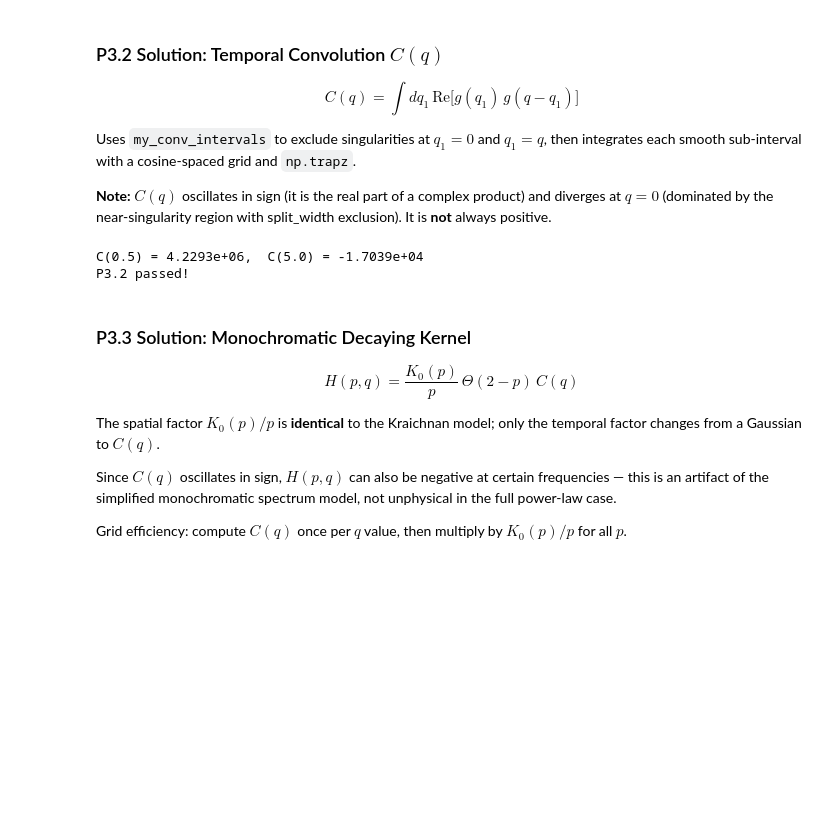
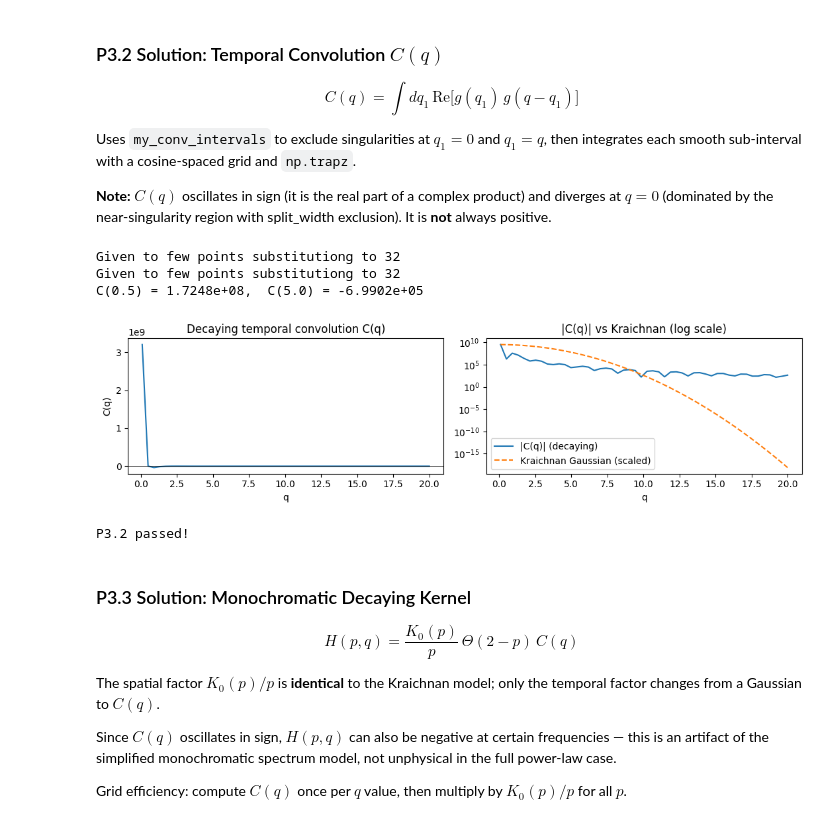
Before and after one commit to shturman99/Polarization-of-Gravitational-Waves, a Jupyter notebook: problem_sets_solutions.ipynb, the cells around one changed output. Drawn from its saved outputs; the diff is of its cells as text; code cells hidden in the pictures; blank space fills up the shorter version.

```diff
--- a/problem_sets_solutions.ipynb
+++ b/problem_sets_solutions.ipynb
@@ -345,45 +351,50 @@ def my_temporal_conv_decay(q: float, q_bound=None, split_width=None, n_points: i
     if q_bound   is None: q_bound   = max(abs(q) + 20.0, 30.0)
     if split_width is None: split_width = max(1e-8, 1e-6 * max(1.0, abs(q)))
     conv_val = 0.0
+    if n_points <= 32:
+        print(f"Given to few points substitutiong to 32")
     for lower, upper in my_conv_intervals(q, q_bound, split_width):
         if lower >= upper:
             continue
         q1_vals = my_cosine_grid(lower, upper, max(n_points, 32))
-        vals    = (my_g_decaying(q1_vals) * my_g_decaying(q - q1_vals)).real
-        conv_val += np.trapz(vals, q1_vals)
+        vals    = np.real(my_g_decaying(q1_vals) * my_g_decaying(q - q1_vals))
+        conv_val = conv_val  + float(np.trapezoid(vals, q1_vals))
     return conv_val
 # %%
 # --- P3.2 Verification ---
-c_half = my_temporal_conv_decay(q=0.5)
-c5     = my_temporal_conv_decay(q=5.0)
+c_half = my_temporal_conv_decay(q=0.5,n_points=0)
+c5     = my_temporal_conv_decay(q=5.0,n_points=0)
 print(f"C(0.5) = {c_half:.4e},  C(5.0) = {c5:.4e}")
 
 # Compare against reference (both should match, sign included)
 for q_test in [0.1, 0.5, 2.0, 10.0]:
     mine   = my_temporal_conv_decay(q_test)
     theirs = ref._temporal_conv_decay(q_test)
     rel_err = abs(mine - theirs) / (abs(theirs) + 1e-30)
     assert rel_err < 0.05, f"Error {rel_err:.3f} at q={q_test}: {mine} vs {theirs}"
 
 # Plot C(q) vs Kraichnan Gaussian shape (use regular plot; values can be negative)
 q_arr = np.linspace(0.1, 20, 50)
 C_arr = np.array([my_temporal_conv_decay(q) for q in q_arr])
 gauss = np.exp(-q_arr**2 / (2 * np.pi))
 
 fig, axes = plt.subplots(1, 2, figsize=(11, 3))
 axes[0].plot(q_arr, C_arr)
 axes[0].axhline(0, color='k', lw=0.5)
 axes[0].set_xlabel('q'); axes[0].set_ylabel('C(q)')
 axes[0].set_title('Decaying temporal convolution C(q)')
 axes[1].semilogy(q_arr, np.abs(C_arr), label='|C(q)| (decaying)')
-axes[1].semilogy(q_arr, gauss / gauss[0] * abs(C_arr[0]), '--', label='Kraichnan Gaussian (scaled)')
+axes[1].plot(q_arr, gauss / gauss[0] * abs(C_arr[0]), '--', label='Kraichnan Gaussian (scaled)')
 axes[1].set_xlabel('q'); axes[1].set_title('|C(q)| vs Kraichnan (log scale)')
 axes[1].legend()
 plt.tight_layout(); plt.show()
 print("P3.2 passed!")
 # %% [output]
-C(0.5) = 4.2293e+06,  C(5.0) = -1.7039e+04
-P3.2 passed!
+Given to few points substitutiong to 32
+Given to few points substitutiong to 32
+C(0.5) = 1.7248e+08,  C(5.0) = -6.9902e+05
+[figure, added]
+P3.2 passed!
 # %% [markdown]
 ### P3.3 Solution: Monochromatic Decaying Kernel
 
```
Also changed, not shown: parts of 9 cells of this notebook, 10 other files.
